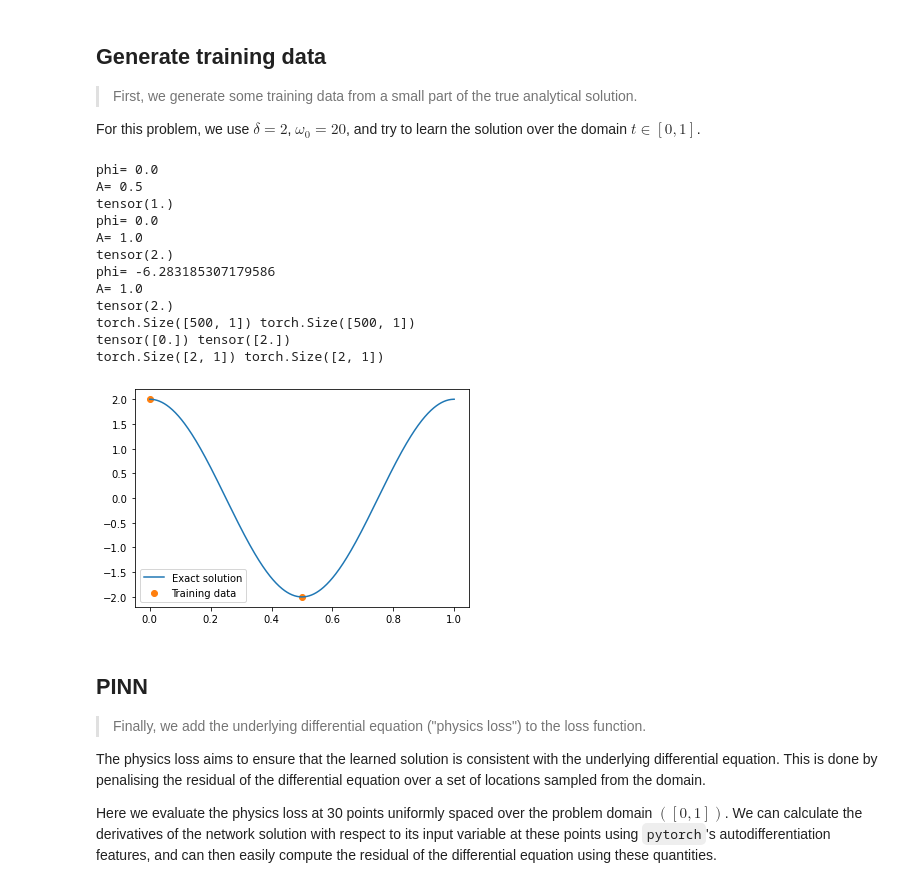
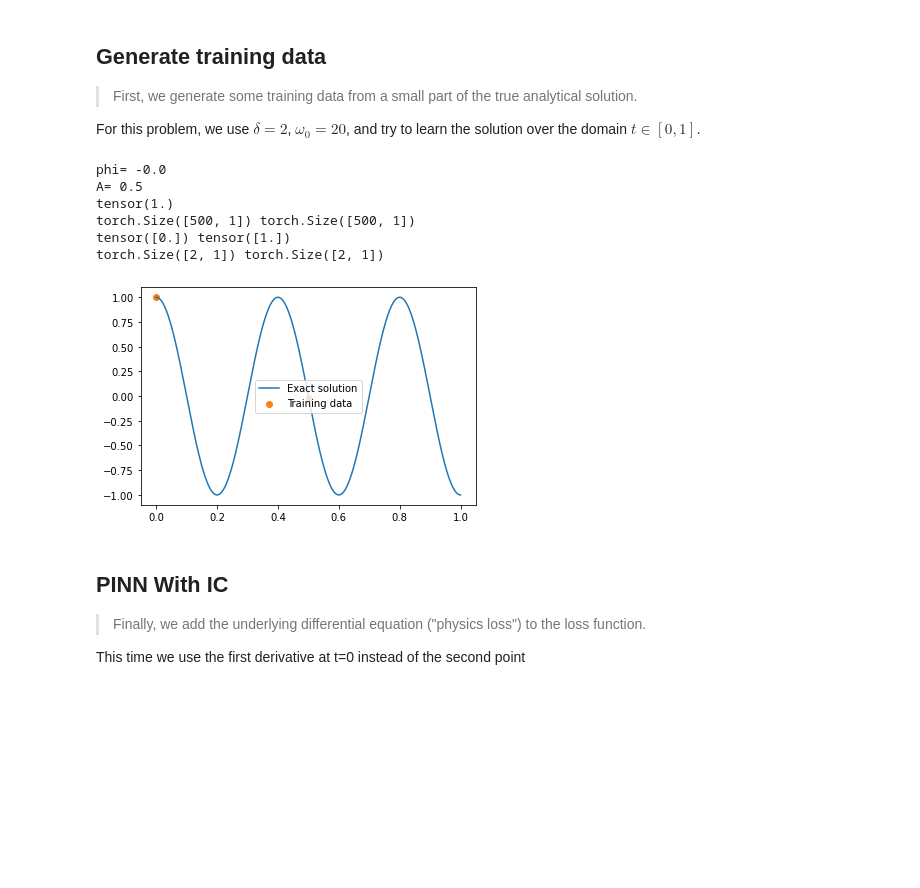
Before and after one commit to cdelavegamartin/harmonic-oscillator-pinn, a Jupyter notebook: Harmonic oscillator PINN mod.ipynb, the cells around one changed output. Cells and saved outputs as stored; diff of their text form; code cells hidden in the pictures; blank space fills up the shorter version.

Commit message:
Forward problem with IC
Rename variables for consistency with equations.
Clean up code

```diff
--- a/Harmonic oscillator PINN mod.ipynb
+++ b/Harmonic oscillator PINN mod.ipynb
@@ -107,51 +62,52 @@ print (utils.plot.plot_result)
 
 For this problem, we use $\delta=2$, $\omega_0=20$, and try to learn the solution over the domain $t\in [0,1]$.
 # %%
-d, w0 = 0, 2*np.pi
+d, w0 = 0, 5*np.pi
+
+# Initial Conditions determine a unique solution
+tic = 0.0 # t0
+xic = 1.0 # x(t0)
+vic = 0.0 # x'(t0)
+
 
 # get the analytical solution over the full domain
-t = torch.linspace(0,1,500).view(-1,1)
+t_anal = torch.linspace(0,1,500).view(-1,1)
 
-x = oscillator2(d, w0, t).view(-1,1)
-print(torch.max(torch.abs(x)))
-x = oscillator3(d, w0, t,tic=0.0, xic=2.0).view(-1,1)
-print(torch.max(torch.abs(x)))
-x = oscillator(d, w0, t, tic=1.0, xic=2.0, vic=0.0).view(-1,1)
-print(torch.max(torch.abs(x)))
-print(t.shape, x.shape)
-print(t[0], x[0])
+
+x_anal = oscillator(d, w0, t_anal, tic=tic, xic=xic, vic=vic).view(-1,1)
+print(torch.max(torch.abs(x_anal)))
+print(t_anal.shape, x_anal.shape)
+print(t_anal[0], x_anal[0])
 
 # slice out a small number of points from the LHS of the domain
 # x_data = x[0:200:200]
 # y_data = y[0:200:200]
-t_data = t[0:251:250]
-x_data = x[0:251:250]
+t_data = t_anal[0:251:250]
+x_data = x_anal[0:251:250]
 print(t_data.shape, x_data.shape)
 
+
+t0 = torch.Tensor([tic]).requires_grad_(True)
+x0 = torch.Tensor([xic]).requires_grad_(True)
+v0 = torch.Tensor([vic]).requires_grad_(True)
+
+
 plt.figure()
-plt.plot(t, x, label="Exact solution")
+plt.plot(t_anal, x_anal, label="Exact solution")
 plt.scatter(t_data, x_data, color="tab:orange", label="Training data")
 plt.legend()
 plt.show()
 # %% [output]
-phi= 0.0
+phi= -0.0
 A= 0.5
 tensor(1.)
-phi= 0.0
-A= 1.0
-tensor(2.)
-phi= -6.283185307179586
-A= 1.0
-tensor(2.)
 torch.Size([500, 1]) torch.Size([500, 1])
-tensor([0.]) tensor([2.])
+tensor([0.]) tensor([1.])
 torch.Size([2, 1]) torch.Size([2, 1])
-[figure, old version]
+[figure, new version]
 # %% [markdown]
-## PINN
+## PINN With IC
 
 > Finally, we add the underlying differential equation ("physics loss") to the loss function.
 
-The physics loss aims to ensure that the learned solution is consistent with the underlying differential equation. This is done by penalising the residual of the differential equation over a set of locations sampled from the domain.
-
-Here we evaluate the physics loss at 30 points uniformly spaced over the problem domain $([0,1])$. We can calculate the derivatives of the network solution with respect to its input variable at these points using `pytorch`'s autodifferentiation features, and can then easily compute the residual of the differential equation using these quantities.
+This time we use the first derivative at t=0 instead of the second point
```
Also changed, not shown: parts of 6 cells of this notebook.
